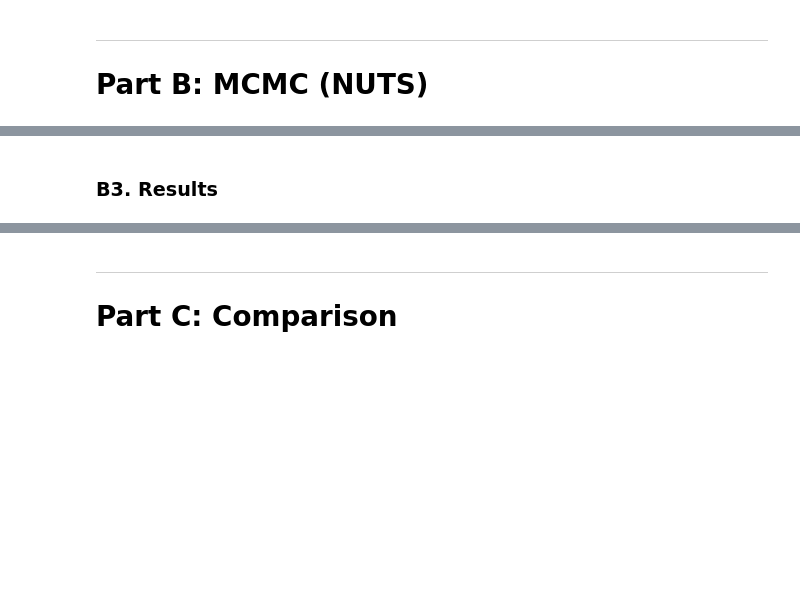
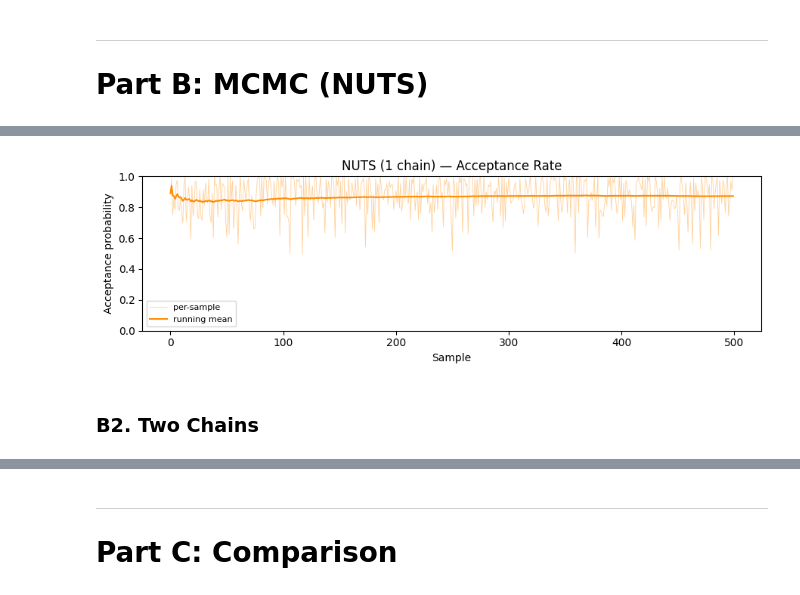
Before and after one commit to dustinp11/Starcraft-Skill-Estimation, a Jupyter notebook: main.ipynb, the cells around one changed output, grey strips where cells are left out. Cells and saved outputs as stored; diff of their text form; code cells hidden in the pictures; blank space fills up the shorter version.

Commit message:
merge this time for real

```diff
--- a/main.ipynb
+++ b/main.ipynb
@@ -220,0 +207,25 @@ MCMC finished in 12.5s
+# %%
+mcmc_time_1chain = time.time()
+
+mcmc_1chain.run(
+    jax.random.PRNGKey(seed),
+    a_jnp, b_jnp, wins_jnp, plays_jnp, nplayers,
+    extra_fields=("accept_prob",),
+)
+
+mcmc_time_1chain = time.time() - mcmc_time_1chain
+print(f"Single-chain MCMC finished in {mcmc_time_1chain:.1f}s")
+
+accept_probs = np.array(mcmc_1chain.get_extra_fields()["accept_prob"])
+running_mean = np.cumsum(accept_probs) / np.arange(1, len(accept_probs) + 1)
+
+fig, ax = plt.subplots(figsize=(9, 3))
+ax.plot(accept_probs, lw=0.6, color='darkorange', alpha=0.4, label='per-sample')
+ax.plot(running_mean, lw=1.5, color='darkorange', label='running mean')
+ax.set_xlabel('Sample'); ax.set_ylabel('Acceptance probability')
+ax.set_title('NUTS (1 chain) — Acceptance Rate')
+ax.set_ylim(0, 1)
+ax.legend(fontsize=8)
+plt.tight_layout()
+plt.show()
+# %% [output]
@@ -221,3 +233,4 @@ MCMC finished in 12.5s
+[figure, added]
 # %% [markdown]
-### B3. Results
+### B2. Two Chains
 # %%
```
Also changed, not shown: parts of 21 cells of this notebook.
